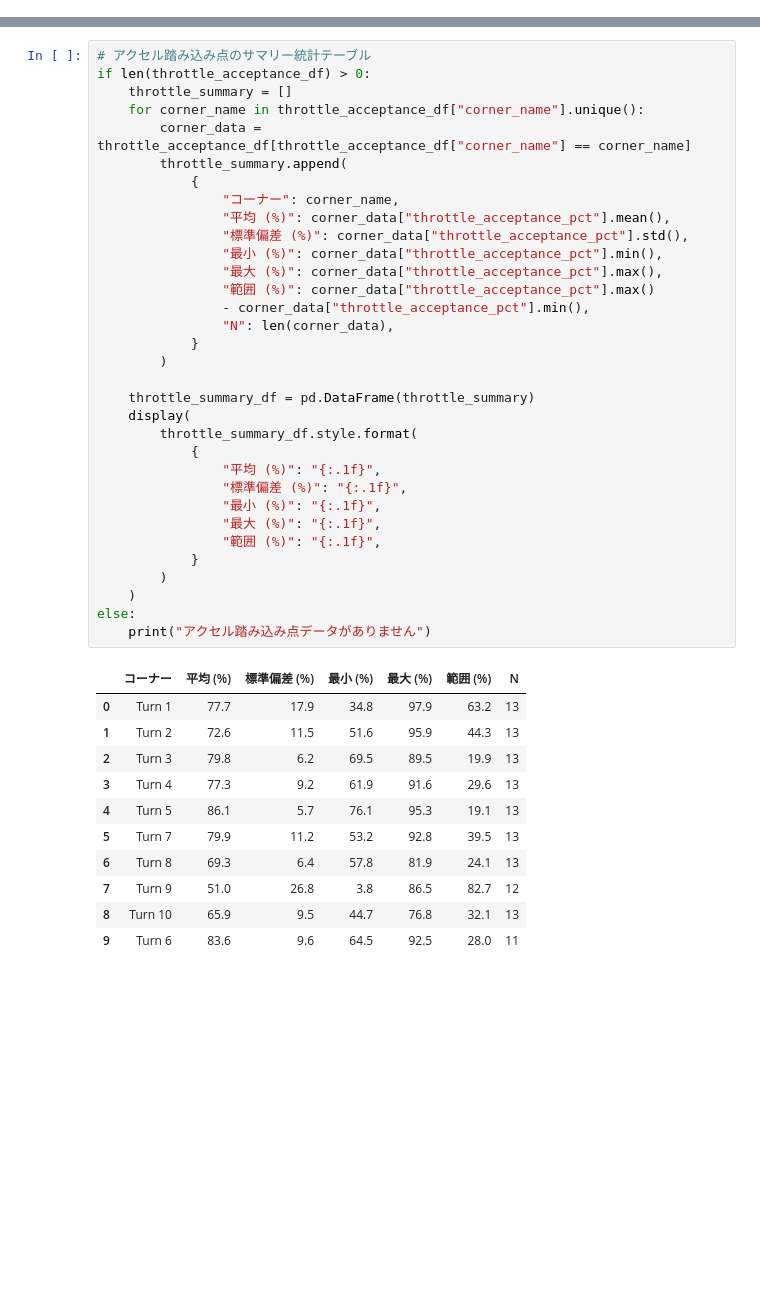
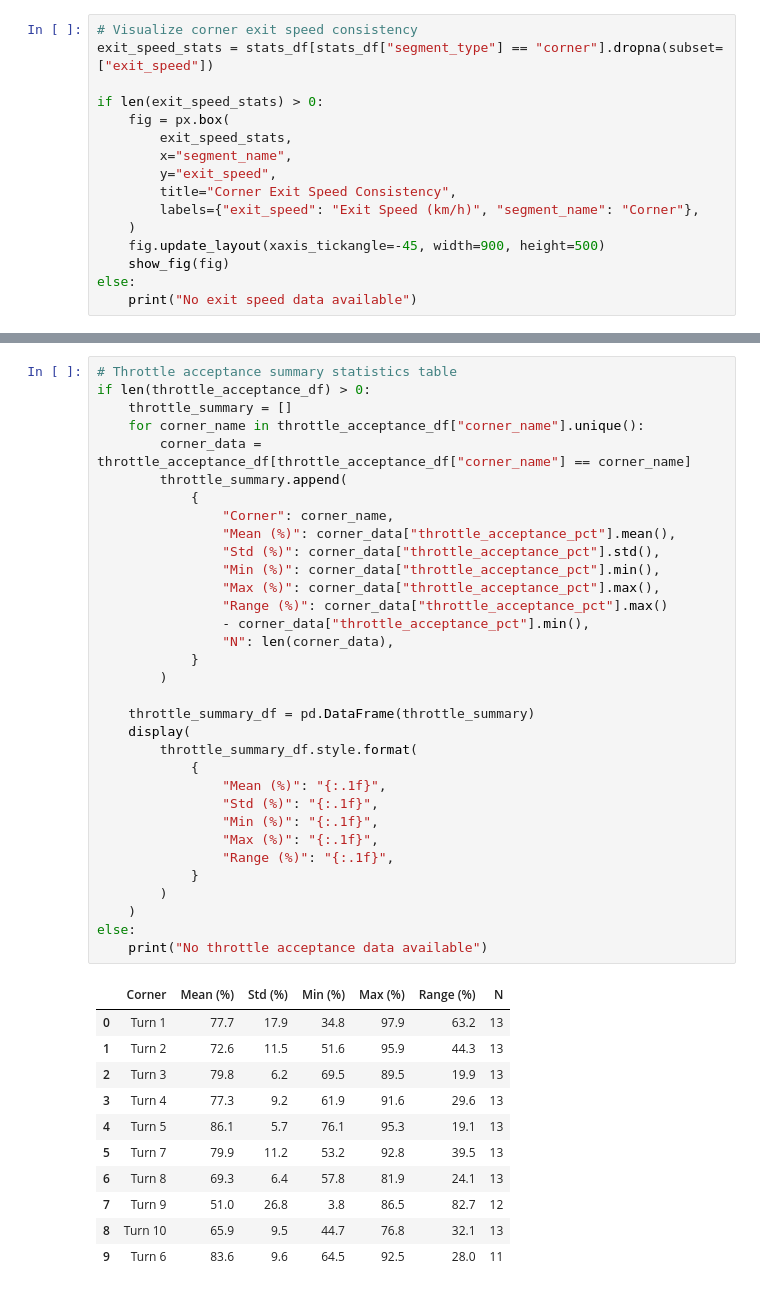
Before and after one commit to m3rlin45/motorsports-data-notebook-releases, a Jupyter notebook: files/en/consistency_analysis_v1.1.1.ipynb, the cells around one changed output, grey strips where cells are left out. Cells and saved outputs as stored; diff of their text form; blank space fills up the shorter version.

```diff
--- a/files/ja/consistency_analysis_v1.1.0.ipynb
+++ b/files/en/consistency_analysis_v1.1.1.ipynb
@@ -369,0 +240,16 @@ if len(exit_speed_stats) > 0 and len(exit_grouped) > 0:
+# %%
+# Visualize corner exit speed consistency
+exit_speed_stats = stats_df[stats_df["segment_type"] == "corner"].dropna(subset=["exit_speed"])
+
+if len(exit_speed_stats) > 0:
+    fig = px.box(
+        exit_speed_stats,
+        x="segment_name",
+        y="exit_speed",
+        title="Corner Exit Speed Consistency",
+        labels={"exit_speed": "Exit Speed (km/h)", "segment_name": "Corner"},
+    )
+    fig.update_layout(xaxis_tickangle=-45, width=900, height=500)
+    show_fig(fig)
+else:
+    print("No exit speed data available")
@@ -458,38 +458,38 @@ else:
 # %%
-# アクセル踏み込み点のサマリー統計テーブル
+# Throttle acceptance summary statistics table
 if len(throttle_acceptance_df) > 0:
     throttle_summary = []
     for corner_name in throttle_acceptance_df["corner_name"].unique():
         corner_data = throttle_acceptance_df[throttle_acceptance_df["corner_name"] == corner_name]
         throttle_summary.append(
             {
-                "コーナー": corner_name,
-                "平均 (%)": corner_data["throttle_acceptance_pct"].mean(),
-                "標準偏差 (%)": corner_data["throttle_acceptance_pct"].std(),
-                "最小 (%)": corner_data["throttle_acceptance_pct"].min(),
-                "最大 (%)": corner_data["throttle_acceptance_pct"].max(),
-                "範囲 (%)": corner_data["throttle_acceptance_pct"].max()
+                "Corner": corner_name,
+                "Mean (%)": corner_data["throttle_acceptance_pct"].mean(),
+                "Std (%)": corner_data["throttle_acceptance_pct"].std(),
+                "Min (%)": corner_data["throttle_acceptance_pct"].min(),
+                "Max (%)": corner_data["throttle_acceptance_pct"].max(),
+                "Range (%)": corner_data["throttle_acceptance_pct"].max()
                 - corner_data["throttle_acceptance_pct"].min(),
                 "N": len(corner_data),
             }
         )
 
     throttle_summary_df = pd.DataFrame(throttle_summary)
     display(
         throttle_summary_df.style.format(
             {
-                "平均 (%)": "{:.1f}",
-                "標準偏差 (%)": "{:.1f}",
-                "最小 (%)": "{:.1f}",
-                "最大 (%)": "{:.1f}",
-                "範囲 (%)": "{:.1f}",
+                "Mean (%)": "{:.1f}",
+                "Std (%)": "{:.1f}",
+                "Min (%)": "{:.1f}",
+                "Max (%)": "{:.1f}",
+                "Range (%)": "{:.1f}",
             }
         )
     )
 else:
-    print("アクセル踏み込み点データがありません")
+    print("No throttle acceptance data available")
 # %% [output]
-|  | コーナー | 平均 (%) | 標準偏差 (%) | 最小 (%) | 最大 (%) | 範囲 (%) | N |
+|  | Corner | Mean (%) | Std (%) | Min (%) | Max (%) | Range (%) | N |
 | 0 | Turn 1 | 77.7 | 17.9 | 34.8 | 97.9 | 63.2 | 13 |
 | 1 | Turn 2 | 72.6 | 11.5 | 51.6 | 95.9 | 44.3 | 13 |
 | 2 | Turn 3 | 79.8 | 6.2 | 69.5 | 89.5 | 19.9 | 13 |
```
Also changed, not shown: parts of 22 cells of this notebook, 32 other files.
